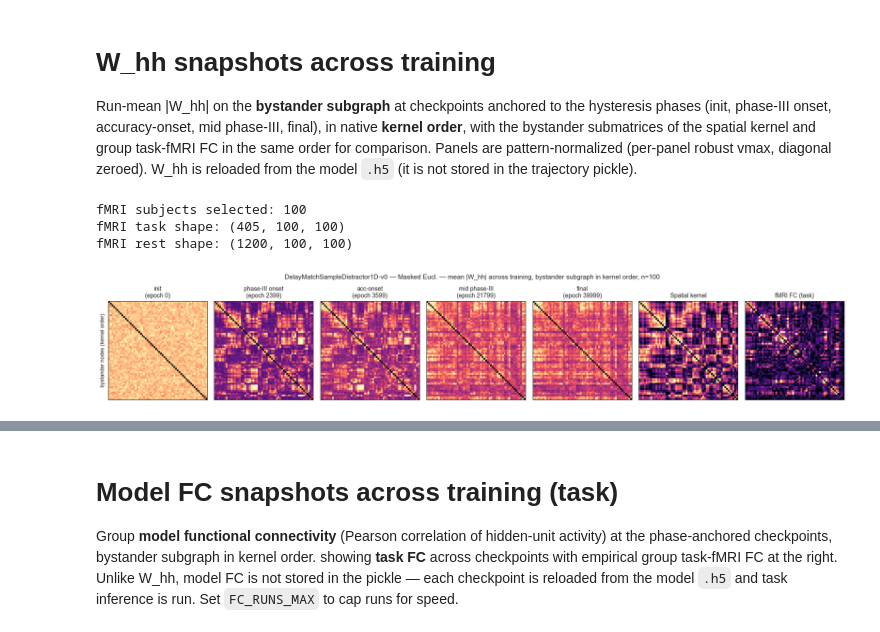
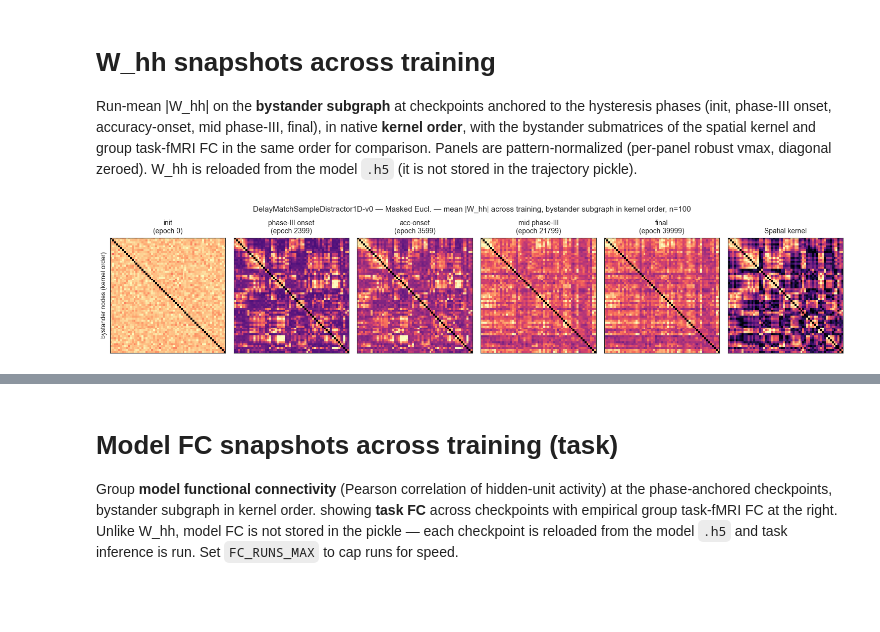
Before and after one commit to LindenParkesLab/neuro_rnn, a Jupyter notebook: scripts/biornn_results_dynamics_trajectory.ipynb, the cells around one changed output, grey strips where cells are left out. Drawn from its saved outputs; the diff is of its cells as text; code cells hidden in the pictures; blank space fills up the shorter version.

```diff
--- a/scripts/biornn_results_dynamics_trajectory.ipynb
+++ b/scripts/biornn_results_dynamics_trajectory.ipynb
@@ -1387,8 +1759,8 @@ Run-mean |W_hh| on the **bystander subgraph** at checkpoints anchored to the hys
 # Run-mean |W_hh| at training checkpoints anchored to the hysteresis phases,
 # shown in native KERNEL ORDER (nodes already ordered to match the spatial
 # kernel), restricted to the bystander subgraph (the nodes the topology metrics
-# use), alongside the bystander submatrices of the spatial kernel and group
-# task-fMRI FC in the same order. Each panel is pattern-
+# use), alongside the bystander submatrix of the spatial kernel in the same
+# order (structure-only companion to the model-FC figure). Each panel is pattern-
 # normalized (per-panel robust vmax; diagonal zeroed) so structure is comparable
 # across checkpoints and against the references.
 #
@@ -1396,7 +1768,7 @@ Run-mean |W_hh| on the **bystander subgraph** at checkpoints anchored to the hys
 # from the model .h5 (key 'rnn.weight_hh_l0').
 # ============================================================================
 import h5py
-from src.fmri_io import get_paths, load_kernels, load_fmri_data
+from src.fmri_io import get_paths, load_kernels
 import src.utils as utils
 
 WHH_KEY = 'rnn.weight_hh_l0'
@@ -1420,12 +1792,9 @@ def _whh_smooth(y, w=5):
     return np.convolve(np.pad(y, w // 2, mode='edge'), k, 'valid')[:len(y)]
 
 
-# spatial kernels + group task-fMRI FC, loaded once, in native/kernel order
+# spatial kernels, loaded once, in native/kernel order (structure reference)
 _dd, _mdir, _fd = get_paths(model_params_name)
 _kernels = load_kernels(_dd, hidden_size=100)
-_ftask_ts, _frest_ts, _, _ = load_fmri_data(_dd, _fd, 100, hidden_size=100)
-_fc_task = np.nanmean(np.stack([utils.compute_fc(_ftask_ts[:, :, si])
-                                for si in range(_ftask_ts.shape[2])]), axis=0)
 
 set_font_size(int(7 * 1.4))
 
@@ -1475,35 +1844,31 @@ for task_idx in range(n_tasks):
                 ep = int(epochs[i])
                 stack = np.zeros((100, 100))
                 for r in range(nr):
                     stack += np.abs(h[f'run_{r}/epoch_{ep}/{WHH_KEY}'][()])
                 meanabsW[i] = stack / nr
 
         by = np.array(res['node_subsets']['bystander']); bix = np.ix_(by, by)
 
         panels = [(f'{lab}\n(epoch {int(epochs[i])})', meanabsW[i][bix]) for i, lab in ck]
         panels.append(('Spatial kernel', _kernels[this.kernel_type][bix]))
-        panels.append(('fMRI FC (task)', _fc_task[bix]))
 
         ncol = len(panels)
         fig, axes = plt.subplots(1, ncol, figsize=(2.5 * ncol, 2.9))
         for ax, (title, M) in zip(axes, panels):
             D, vmax = _whh_disp(M)
             ax.imshow(D, cmap=WHH_CMAP, vmin=0, vmax=vmax,
                       interpolation='nearest', aspect='equal')
             ax.set_title(title)
             ax.set_xticks([]); ax.set_yticks([])
         axes[0].set_ylabel('bystander nodes (kernel order)')
         fig.suptitle(f'{task_names[task_idx]} — {this.kernel_label} — mean |W_hh| across '
                      f'training, bystander subgraph in kernel order, n={nr}', y=1.05)
         fig.tight_layout()
         if save_figs:
             ktag = str(this.kernel_label).replace(' ', '').replace('.', '')
             fig.savefig(os.path.join(outdir,
                         f'trajectory_Whh_snapshots_{task_names[task_idx]}_{ktag}{ve_file_tag}.svg'),
                         dpi=300, bbox_inches='tight', pad_inches=0.02)
         plt.show()
 # %% [output]
-fMRI subjects selected: 100
-fMRI task shape: (405, 100, 100)
-fMRI rest shape: (1200, 100, 100)
-[figure, old version]
+[figure, new version]
```
Also changed, not shown: parts of 18 cells of this notebook, 1 other file.
